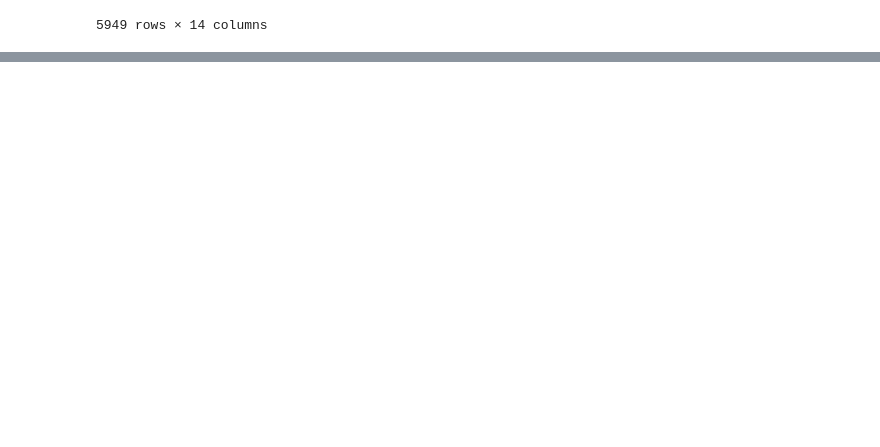
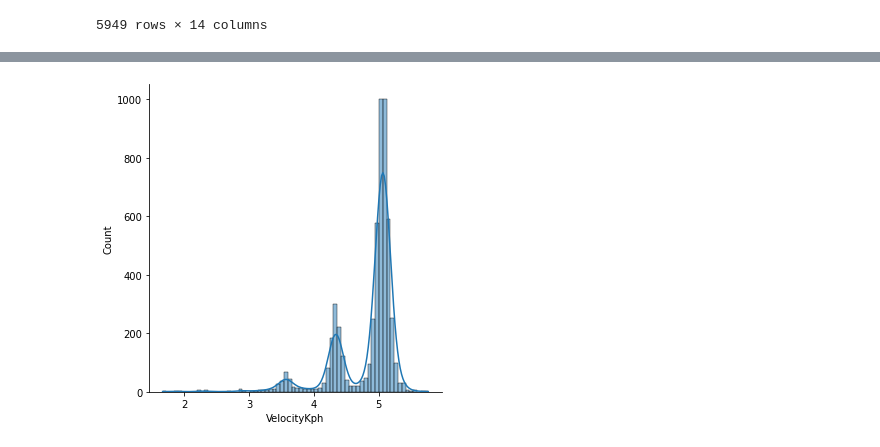
Before and after one commit to zhaohanxiong/CropsyTest, a Jupyter notebook: zhaohan_xiong.ipynb, the cells around one changed output, grey strips where cells are left out. Saved outputs shown, nothing was run; the diff lists cells and outputs as text; code cells hidden in the pictures; blank space fills up the shorter version.

```diff
--- a/zhaohan_xiong.ipynb
+++ b/zhaohan_xiong.ipynb
@@ -82,6 +83,10 @@ post_y_coords = np.array(list(set().union(*[set(scan2[(scan2.x - x < 1e5) & (sca
 # also initialize some lists to store stuff
 missing_y_all, missing_x_all, row_id_all = [], [], []
 missing_y_post_all, missing_x_post_all, row_id_post_all = [], [], []
+
+# missing rows, for statistics purposes
+missing_rows = []
+
 for row, segment in rows_expanded.index.unique():
 
     # extract coordinates for segment of row coordinates
@@ -106,6 +111,9 @@ for row, segment in rows_expanded.index.unique():
 
         # generate all the expected y coords for the vines the row
         missing_y = (y0 + (np.arange(0, np.ceil((y1 - y0) / vin_space)) * vin_space)).tolist()
+
+        # missing rows
+        missing_rows.append([x0, y0, x1, y1])
 
     # if data found for vines in row, then we have to check its completeneess
     else:
@@ -299,0 +405,5 @@ scan_both
+# %%
+# summary of vine velocities (I dont know what this actually means but it has a nice pattern)
+sns.displot(scan_both, x="VelocityKph", kde=True);plt.show()
+# %% [output]
+[figure, added]
```
Also changed, not shown: parts of 10 cells of this notebook, 1 other file.
